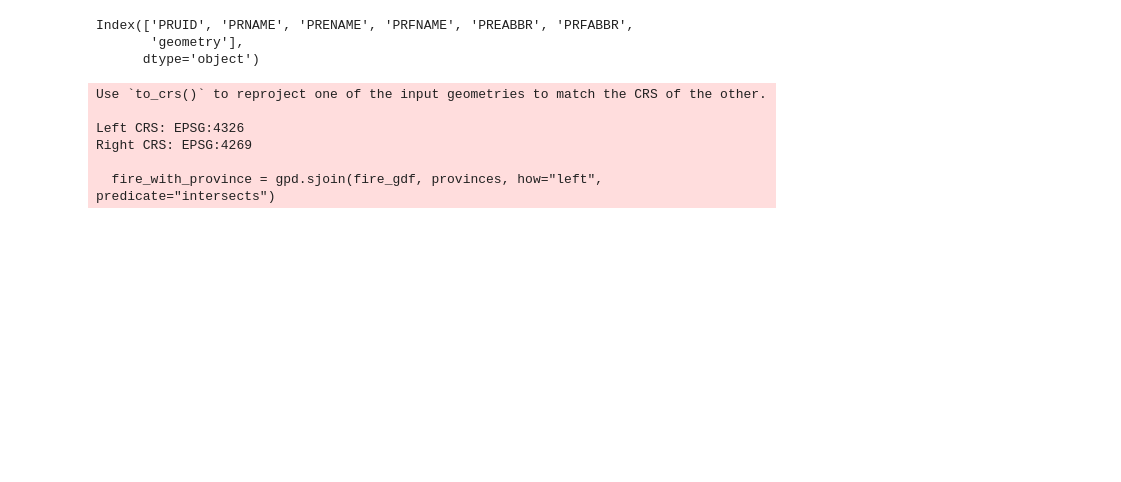
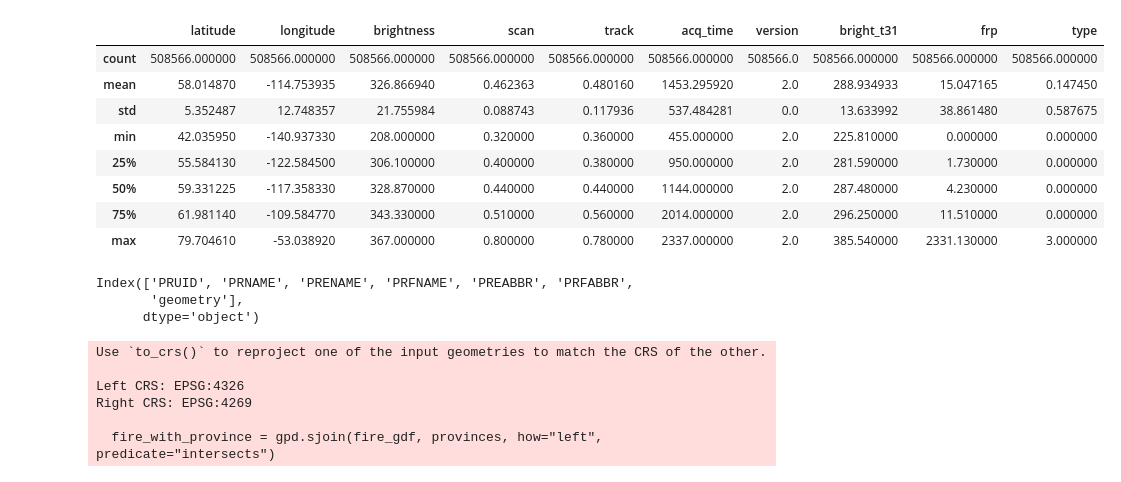
Before and after one commit to aryanballani/orbitx_data, a Jupyter notebook: initial_EDA.ipynb, the cells around one changed output. Drawn from its saved outputs; the diff is of its cells as text; code cells hidden in the pictures; blank space fills up the shorter version.

```diff
--- a/initial_EDA.ipynb
+++ b/initial_EDA.ipynb
@@ -29,0 +116,12 @@ SNPP_data.info()
+# %%
+SNPP_data.describe()
+# %% [output]
+|  | latitude | longitude | brightness | scan | track | acq_time | version | bright_t31 | frp | type |
+| count | 508566.000000 | 508566.000000 | 508566.000000 | 508566.000000 | 508566.000000 | 508566.000000 | 508566.0 | 508566.000000 | 508566.000000 | 508566.000000 |
+| mean | 58.014870 | -114.753935 | 326.866940 | 0.462363 | 0.480160 | 1453.295920 | 2.0 | 288.934933 | 15.047165 | 0.147450 |
+| std | 5.352487 | 12.748357 | 21.755984 | 0.088743 | 0.117936 | 537.484281 | 0.0 | 13.633992 | 38.861480 | 0.587675 |
+| min | 42.035950 | -140.937330 | 208.000000 | 0.320000 | 0.360000 | 455.000000 | 2.0 | 225.810000 | 0.000000 | 0.000000 |
+| 25% | 55.584130 | -122.584500 | 306.100000 | 0.400000 | 0.380000 | 950.000000 | 2.0 | 281.590000 | 1.730000 | 0.000000 |
+| 50% | 59.331225 | -117.358330 | 328.870000 | 0.440000 | 0.440000 | 1144.000000 | 2.0 | 287.480000 | 4.230000 | 0.000000 |
+| 75% | 61.981140 | -109.584770 | 343.330000 | 0.510000 | 0.560000 | 2014.000000 | 2.0 | 296.250000 | 11.510000 | 0.000000 |
+| max | 79.704610 | -53.038920 | 367.000000 | 0.800000 | 0.780000 | 2337.000000 | 2.0 | 385.540000 | 2331.130000 | 3.000000 |
```
Also changed, not shown: parts of 13 cells of this notebook.
